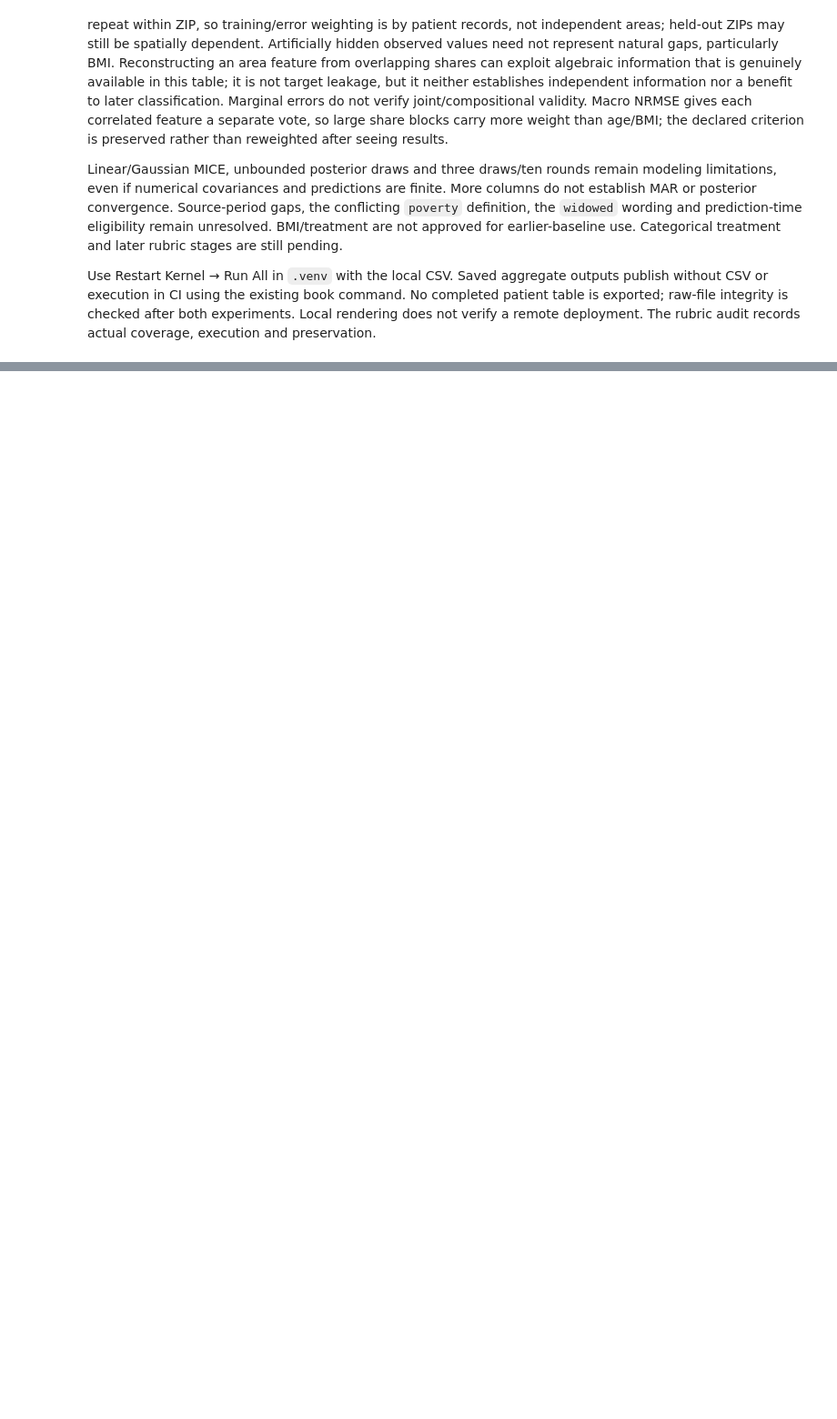
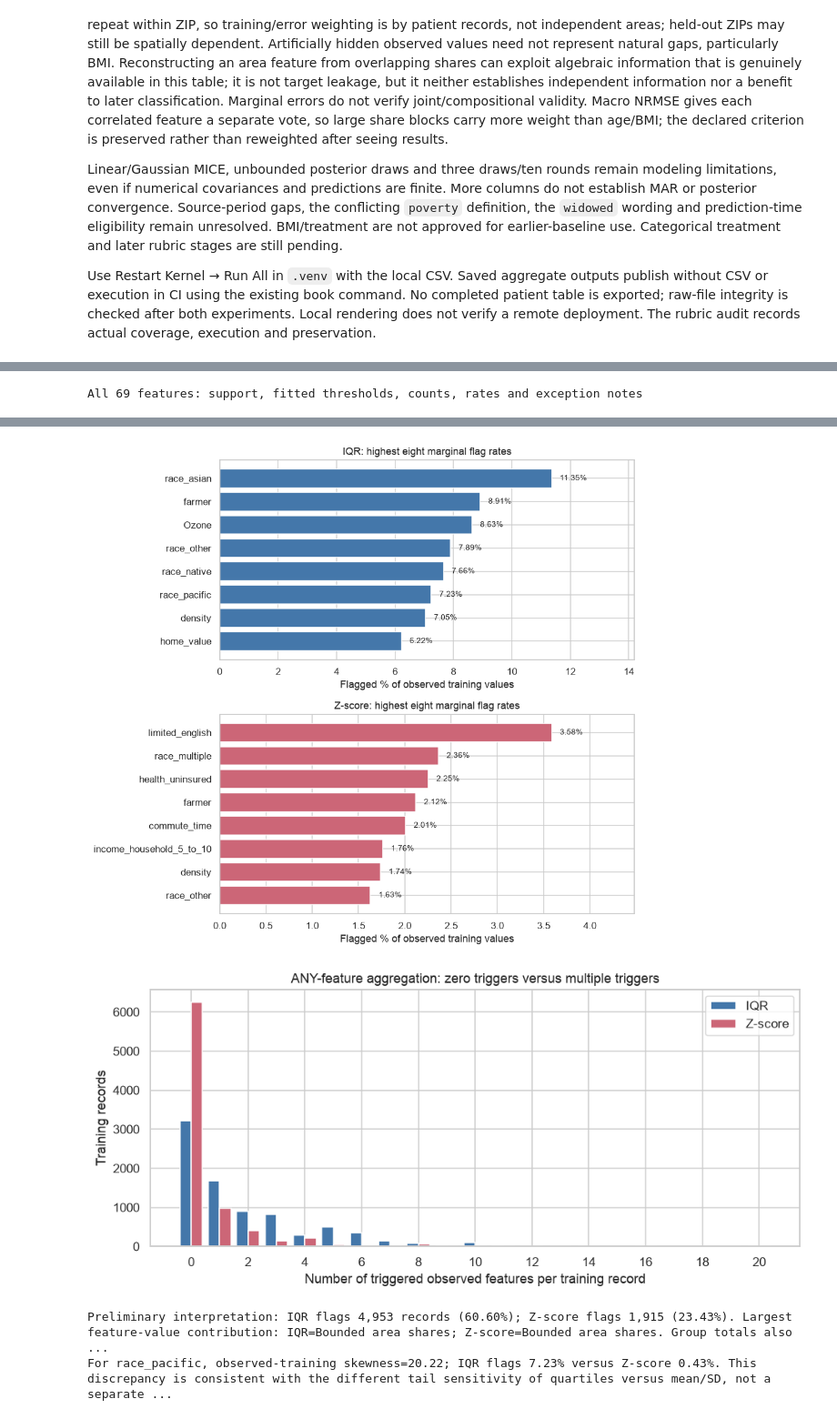
Before and after one commit to hungstupid/data-mining-preprocessing, a Jupyter notebook: book/tabular/02_preprocessing.ipynb, the cells around one changed output, grey strips where cells are left out. Shown at 91% size. Cells and saved outputs as stored; diff of their text form; code cells hidden in the pictures; blank space fills up the shorter version.

Commit message:
feat: add training-only IQR and Z-score outlier analysis

```diff
--- a/book/tabular/02_preprocessing.ipynb
+++ b/book/tabular/02_preprocessing.ipynb
@@ -1442,0 +1690,64 @@ verify a remote deployment. The rubric audit records actual coverage, execution
+# %%
+outlier_feature_summary = outlier_feature_audit.join(
+    iqr_thresholds[["Q1", "Q3", "IQR", "Lower fence", "Upper fence"]]).join(
+    zscore_parameters[["Mean", "SD (ddof 0)"]])
+outlier_feature_summary = outlier_feature_summary.join([iqr_feature_counts, iqr_feature_rates, zscore_feature_counts, zscore_feature_rates])
+outlier_feature_summary["IQR exception note"] = iqr_thresholds.Note
+outlier_feature_summary["Z-score exception note"] = zscore_parameters.Note
+display(HTML('<details><summary>All 69 features: support, fitted thresholds, counts, rates and exception notes</summary>'
+    '<div style="overflow:auto;max-height:32rem">'+outlier_feature_summary.to_html(float_format="{:.5f}".format)+'</div></details>'))
+outlier_comparison = pd.DataFrame([
+    {"Method": name, "Rule": rule, "Eligible features": int(eligible.sum()), "Training N": len(train_index),
+     "Flagged observations N": int(rows.sum()), "Flagged observations %": rows.mean()*100,
+     "Would retain N": int(len(train_index)-rows.sum()), "Flagged feature-values N": int(flags.to_numpy().sum())}
+    for name, rule, eligible, rows, flags in [
+        ("IQR", "Outside Q1/Q3 ± 1.5 IQR", iqr_thresholds.Eligible, iqr_observation_flags, iqr_feature_flags),
+        ("Z-score", "Strict |z| > 3; ddof=0", zscore_parameters.Eligible, zscore_observation_flags, zscore_feature_flags)]
+]).set_index("Method")
+display(HTML('<div style="overflow-x:auto">'+outlier_comparison.to_html(float_format="{:.4f}".format)+'</div>'))
+
+outlier_groups = pd.Series("Other area context (meaning/period caveats retained)", index=outlier_features)
+outlier_groups.loc[["patient_age", "bmi"]] = "Individual measurements"
+outlier_groups.loc[list(air_features)] = "Annual ZIP3 air context"
+outlier_groups.loc[list(bounded_share_features)] = "Bounded area shares"
+outlier_group_summary = pd.DataFrame([
+    {"Feature group": group, "Features N": len(columns), "Observed feature-values N": int(outlier_train_original[columns].count().sum()),
+     "IQR flagged feature-values N": int(iqr_feature_flags[columns].to_numpy().sum()),
+     "Z-score flagged feature-values N": int(zscore_feature_flags[columns].to_numpy().sum())}
+    for group, columns in outlier_groups.groupby(outlier_groups, sort=True).groups.items()]).set_index("Feature group")
+display(HTML('<div style="overflow-x:auto">'+outlier_group_summary.to_html()+'</div>'))
+
+fig, axes = plt.subplots(2, 1, figsize=(9, 8.3))
+for ax, label, rates in [(axes[0], "IQR", iqr_feature_rates), (axes[1], "Z-score", zscore_feature_rates)]:
+    selected = rates.nlargest(8).sort_values()
+    ax.barh(selected.index, selected.values, color="#4477AA" if label=="IQR" else "#CC6677")
+    for y, value in enumerate(selected.values): ax.text(value+selected.max()*.025, y, f"{value:.2f}%", va="center", fontsize=9)
+    ax.set(title=f"{label}: highest eight marginal flag rates", xlabel="Flagged % of observed training values")
+    ax.set_xlim(0,selected.max()*1.25)
+plt.tight_layout();plt.show()
+
+outlier_trigger_distribution = pd.DataFrame({"IQR": iqr_flagged_features_per_row.value_counts(),
+    "Z-score": zscore_flagged_features_per_row.value_counts()}).fillna(0).astype(int).sort_index()
+fig, ax = plt.subplots(figsize=(9,4.2))
+positions = outlier_trigger_distribution.index.to_numpy()
+ax.bar(positions-.2,outlier_trigger_distribution.IQR,width=.4,label="IQR",color="#4477AA")
+ax.bar(positions+.2,outlier_trigger_distribution["Z-score"],width=.4,label="Z-score",color="#CC6677")
+ax.set(xlabel="Number of triggered observed features per training record",ylabel="Training records",
+       title="ANY-feature aggregation: zero triggers versus multiple triggers")
+ax.set_xticks(np.arange(0,positions.max()+1,max(1,int(positions.max()//10))))
+ax.legend();plt.tight_layout();plt.show()
+
+iqr_largest_group = outlier_group_summary["IQR flagged feature-values N"].idxmax()
+zscore_largest_group = outlier_group_summary["Z-score flagged feature-values N"].idxmax()
+display(HTML(
+    f"<p><strong>Preliminary interpretation:</strong> IQR flags {int(iqr_observation_flags.sum()):,} records "
+    f"({iqr_observation_flags.mean()*100:.2f}%); Z-score flags {int(zscore_observation_flags.sum()):,} "
+    f"({zscore_observation_flags.mean()*100:.2f}%). Largest feature-value contribution: IQR={iqr_largest_group}; "
+    f"Z-score={zscore_largest_group}. Group totals also reflect how many columns a group contains.</p>"
+    f"<p>For race_pacific, observed-training skewness={outlier_feature_summary.loc['race_pacific','Skewness (observed train)']:.2f}; "
+    f"IQR flags {iqr_feature_rates['race_pacific']:.2f}% versus Z-score {zscore_feature_rates['race_pacific']:.2f}%. "
+    "This discrepancy is consistent with the different tail sensitivity of quartiles versus mean/SD, "
+    "not a separate test identifying its cause. Extreme values can be legitimate; repeated ZIP context and overlapping shares "
+    "can multiply flags without providing independent evidence of error. No clinical validity or removal benefit is established.</p>"))
+# %% [output]
+All 69 features: support, fitted thresholds, counts, rates and exception notes
@@ -1442,0 +1782,4 @@ verify a remote deployment. The rubric audit records actual coverage, execution
+[figure, added]
+[figure, added]
+Preliminary interpretation: IQR flags 4,953 records (60.60%); Z-score flags 1,915 (23.43%). Largest feature-value contribution: IQR=Bounded area shares; Z-score=Bounded area shares. Group totals also  ...
+For race_pacific, observed-training skewness=20.22; IQR flags 7.23% versus Z-score 0.43%. This discrepancy is consistent with the different tail sensitivity of quartiles versus mean/SD, not a separate ...
```
Also changed, not shown: parts of 23 cells of this notebook, 2 other files.
